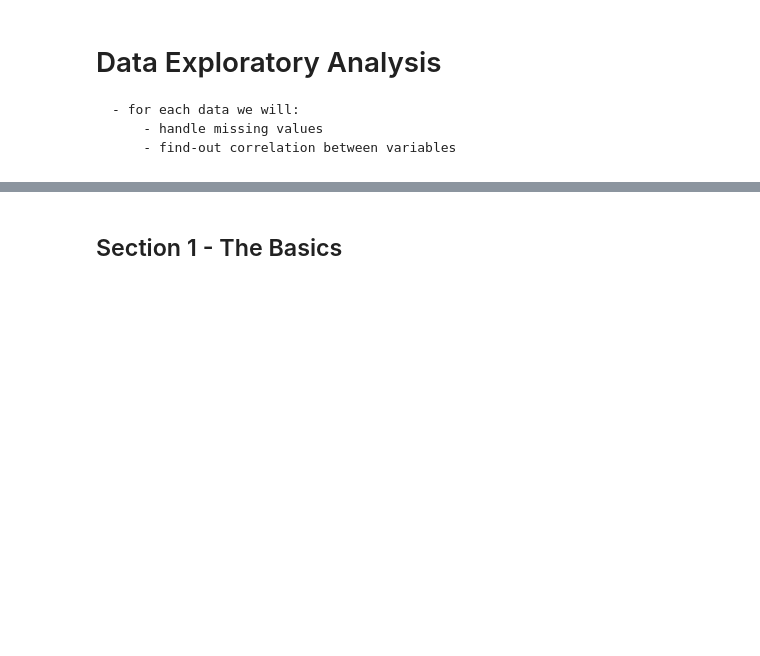
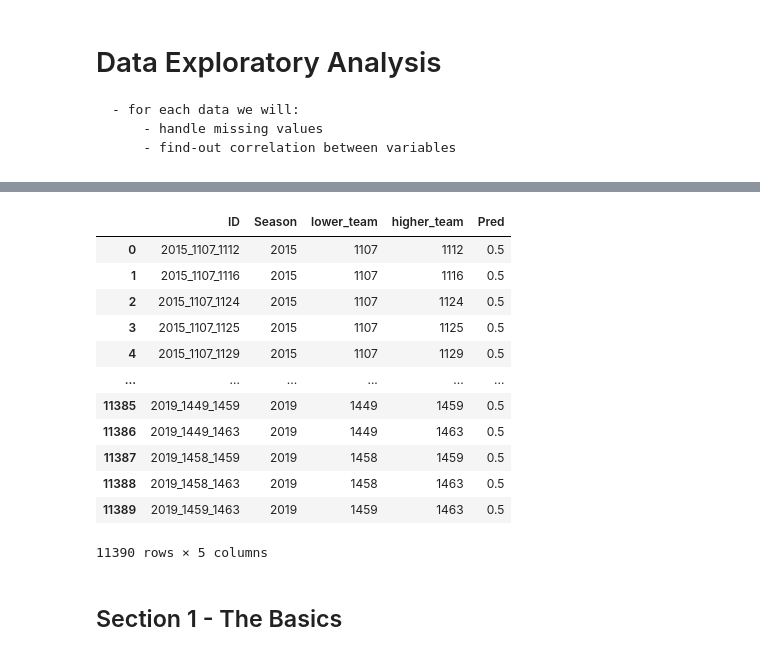
Before and after one commit to YT-Hwang/Kaggle_Competion, a Jupyter notebook: Google Cloud & NCAA® ML Competition 2020-NCAAM/EDA.ipynb, the cells around one changed output, grey strips where cells are left out. Saved outputs shown, nothing was run; the diff lists cells and outputs as text; code cells hidden in the pictures; blank space fills up the shorter version.

```diff
--- a/Google Cloud & NCAA® ML Competition 2020-NCAAM/EDA.ipynb
+++ b/Google Cloud & NCAA® ML Competition 2020-NCAAM/EDA.ipynb
@@ -71,7 +78,7 @@ regular_compact_result_M = pd.read_csv(datapath + 'MRegularSeasonCompactResults.
 season_M = pd.read_csv(datapath + 'MSeasons.csv')
 teams_M = pd.read_csv(datapath + 'MTeams.csv')
 
-MSampleSubmissionStage1_2020 = pd.read_csv(datapath + 'MSampleSubmissionStage1_2020.csv')
+submission_file = pd.read_csv(datapath + 'MSampleSubmissionStage1_2020.csv')
 # %% [raw]
 bootstrap = pd.read_csv(datapath + 'MNCAATourneyCompactResults.csv',index_col='id')
 main_data = pd.read_csv(datapath + 'merged_gw.csv', index_col=['id', 'fixture'], engine = 'python')
@@ -85,3 +110,29 @@ MPlayers = pd.read_csv(datapath + 'MPlayers.csv', index_col='PlayerID, TeamID')
+# %%
+# Spliting ID into 3 different columns
+submission_file['Season'] = submission_file['ID'].apply(lambda x: x.split("_")[0])
+submission_file['lower_team'] = submission_file['ID'].apply(lambda x: x.split("_")[1])
+submission_file['higher_team'] = submission_file['ID'].apply(lambda x: x.split("_")[2])
+
+# Reorder the columns to move the target variable to the end
+cols = ["ID", "Season", "lower_team", "higher_team", "Pred"]
+
+# apply the corrected column order to the data frame
+submission_file = submission_file[cols]
+submission_file
+# %% [output]
+|  | ID | Season | lower_team | higher_team | Pred |
+| 0 | 2015_1107_1112 | 2015 | 1107 | 1112 | 0.5 |
+| 1 | 2015_1107_1116 | 2015 | 1107 | 1116 | 0.5 |
+| 2 | 2015_1107_1124 | 2015 | 1107 | 1124 | 0.5 |
+| 3 | 2015_1107_1125 | 2015 | 1107 | 1125 | 0.5 |
+| 4 | 2015_1107_1129 | 2015 | 1107 | 1129 | 0.5 |
+| ... | ... | ... | ... | ... | ... |
+| 11385 | 2019_1449_1459 | 2019 | 1449 | 1459 | 0.5 |
+| 11386 | 2019_1449_1463 | 2019 | 1449 | 1463 | 0.5 |
+| 11387 | 2019_1458_1459 | 2019 | 1458 | 1459 | 0.5 |
+| 11388 | 2019_1458_1463 | 2019 | 1458 | 1463 | 0.5 |
+| 11389 | 2019_1459_1463 | 2019 | 1459 | 1463 | 0.5 |
+11390 rows × 5 columns
 # %% [markdown]
 ## Section 1 - The Basics
 # %%
```
Also changed, not shown: parts of 6 cells of this notebook.
